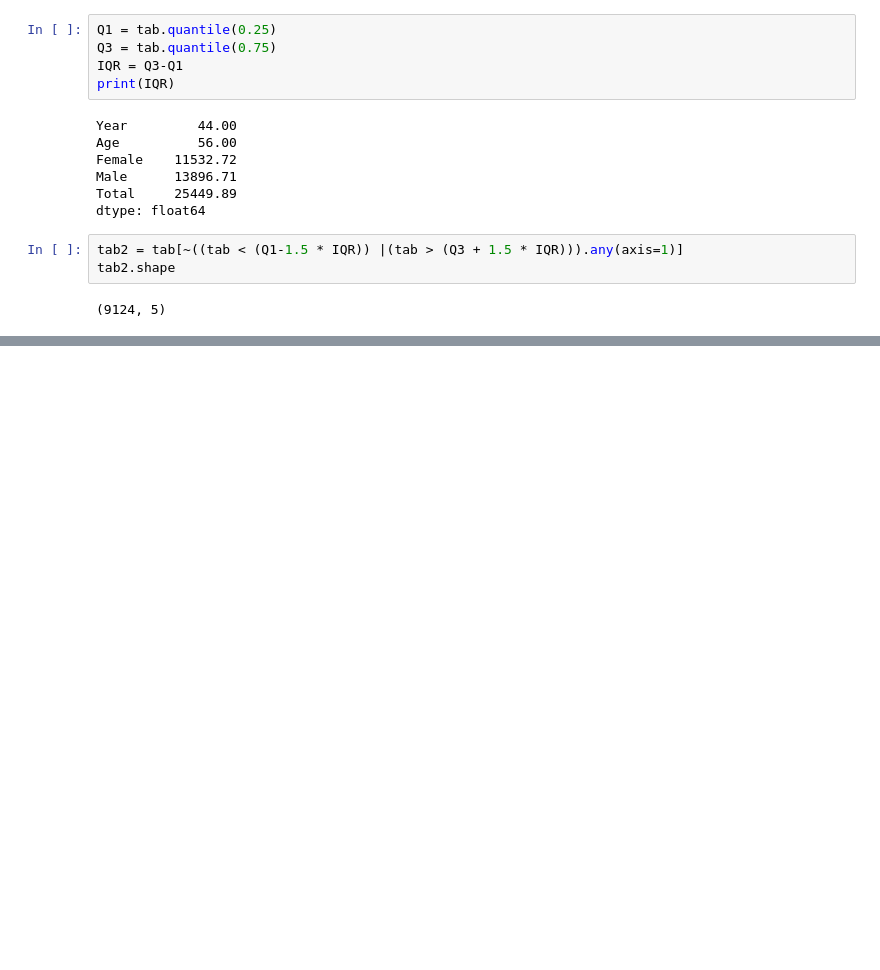
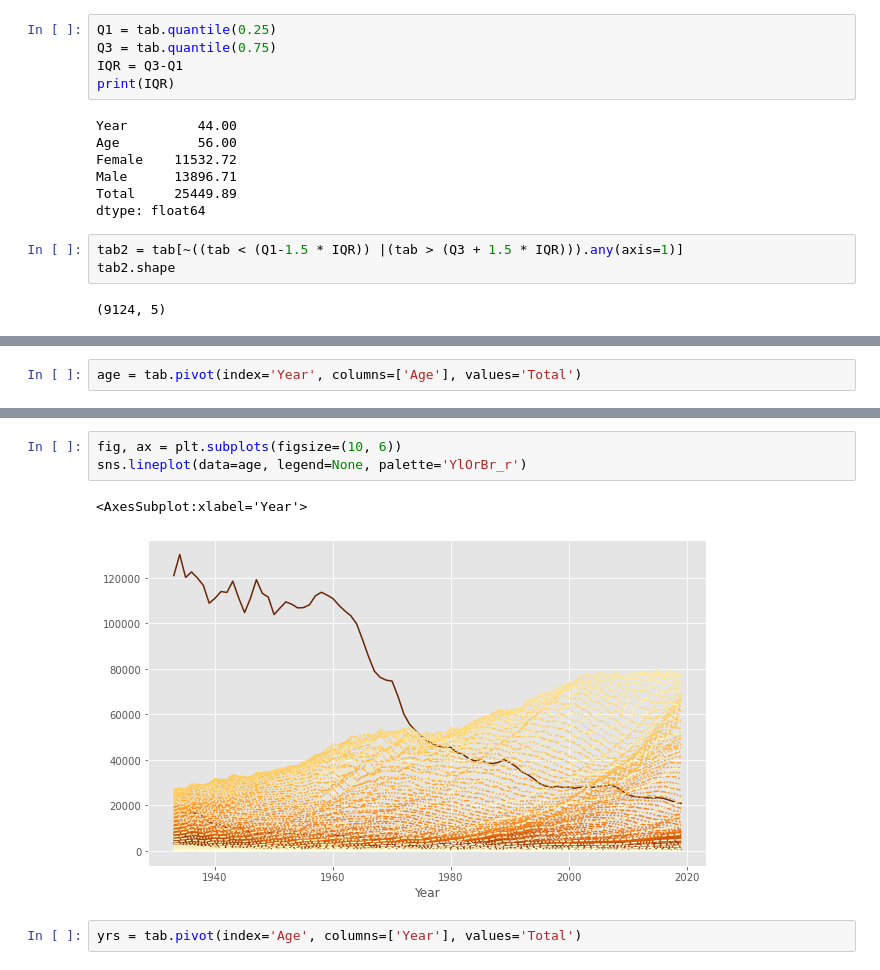
Before and after one commit to beckyepeters/life-expectancy-predictions, a Jupyter notebook: hmd.ipynb, the cells around one changed output, grey strips where cells are left out. Drawn from its saved outputs; the diff is of its cells as text; blank space fills up the shorter version.

```diff
--- a/hmd.ipynb
+++ b/hmd.ipynb
@@ -99,0 +113,2 @@ ax.scatter(tab['Age'], tab['Total']);
+# %%
+age = tab.pivot(index='Year', columns=['Age'], values='Total')
@@ -99,0 +137,8 @@ ax.scatter(tab['Age'], tab['Total']);
+# %%
+fig, ax = plt.subplots(figsize=(10, 6))
+sns.lineplot(data=age, legend=None, palette='YlOrBr_r')
+# %% [output]
+<AxesSubplot:xlabel='Year'>
+[figure, added]
+# %%
+yrs = tab.pivot(index='Age', columns=['Year'], values='Total')
```
Also changed, not shown: parts of 9 cells of this notebook, 1 other file.
